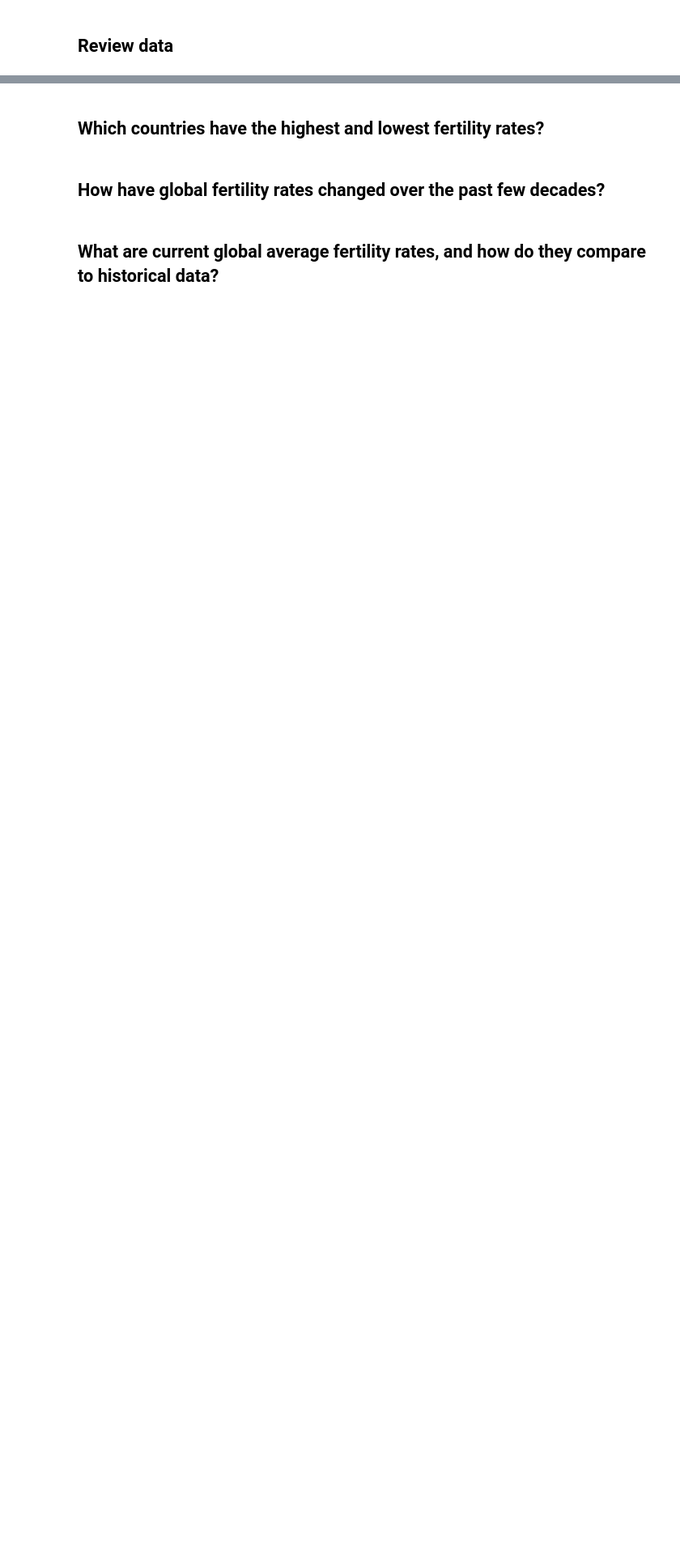
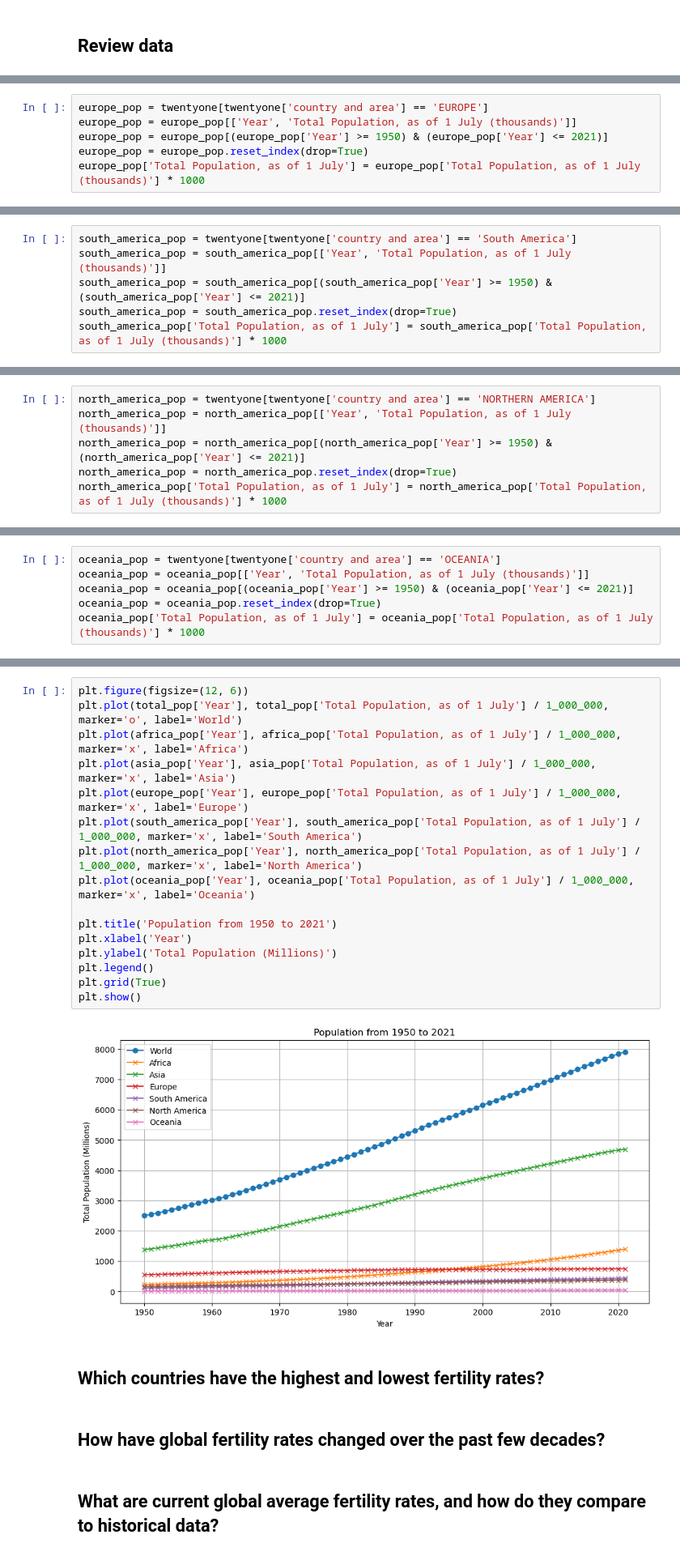
Before and after one commit to KarenDLP/World_Population_Project, a Jupyter notebook: KarenDLP_Fertility_Rates.ipynb, the cells around one changed output, grey strips where cells are left out. Shown at 81% size. Saved outputs shown, nothing was run; the diff lists cells and outputs as text; blank space fills up the shorter version.

```diff
--- a/KarenDLP_Fertility_Rates.ipynb
+++ b/KarenDLP_Fertility_Rates.ipynb
@@ -23,0 +207,6 @@ import seaborn as sns
+# %%
+europe_pop = twentyone[twentyone['country and area'] == 'EUROPE']
+europe_pop = europe_pop[['Year', 'Total Population, as of 1 July (thousands)']]
+europe_pop = europe_pop[(europe_pop['Year'] >= 1950) & (europe_pop['Year'] <= 2021)]
+europe_pop = europe_pop.reset_index(drop=True)
+europe_pop['Total Population, as of 1 July'] = europe_pop['Total Population, as of 1 July (thousands)'] * 1000
@@ -23,0 +215,6 @@ import seaborn as sns
+# %%
+south_america_pop = twentyone[twentyone['country and area'] == 'South America']
+south_america_pop = south_america_pop[['Year', 'Total Population, as of 1 July (thousands)']]
+south_america_pop = south_america_pop[(south_america_pop['Year'] >= 1950) & (south_america_pop['Year'] <= 2021)]
+south_america_pop = south_america_pop.reset_index(drop=True)
+south_america_pop['Total Population, as of 1 July'] = south_america_pop['Total Population, as of 1 July (thousands)'] * 1000
@@ -23,0 +223,6 @@ import seaborn as sns
+# %%
+north_america_pop = twentyone[twentyone['country and area'] == 'NORTHERN AMERICA']
+north_america_pop = north_america_pop[['Year', 'Total Population, as of 1 July (thousands)']]
+north_america_pop = north_america_pop[(north_america_pop['Year'] >= 1950) & (north_america_pop['Year'] <= 2021)]
+north_america_pop = north_america_pop.reset_index(drop=True)
+north_america_pop['Total Population, as of 1 July'] = north_america_pop['Total Population, as of 1 July (thousands)'] * 1000
@@ -23,0 +231,6 @@ import seaborn as sns
+# %%
+oceania_pop = twentyone[twentyone['country and area'] == 'OCEANIA']
+oceania_pop = oceania_pop[['Year', 'Total Population, as of 1 July (thousands)']]
+oceania_pop = oceania_pop[(oceania_pop['Year'] >= 1950) & (oceania_pop['Year'] <= 2021)]
+oceania_pop = oceania_pop.reset_index(drop=True)
+oceania_pop['Total Population, as of 1 July'] = oceania_pop['Total Population, as of 1 July (thousands)'] * 1000
@@ -24,3 +239,21 @@ import seaborn as sns
+# %%
+plt.figure(figsize=(12, 6))
+plt.plot(total_pop['Year'], total_pop['Total Population, as of 1 July'] / 1_000_000, marker='o', label='World')
+plt.plot(africa_pop['Year'], africa_pop['Total Population, as of 1 July'] / 1_000_000, marker='x', label='Africa')
+plt.plot(asia_pop['Year'], asia_pop['Total Population, as of 1 July'] / 1_000_000, marker='x', label='Asia')
+plt.plot(europe_pop['Year'], europe_pop['Total Population, as of 1 July'] / 1_000_000, marker='x', label='Europe')
+plt.plot(south_america_pop['Year'], south_america_pop['Total Population, as of 1 July'] / 1_000_000, marker='x', label='South America')
+plt.plot(north_america_pop['Year'], north_america_pop['Total Population, as of 1 July'] / 1_000_000, marker='x', label='North America')
+plt.plot(oceania_pop['Year'], oceania_pop['Total Population, as of 1 July'] / 1_000_000, marker='x', label='Oceania')
+
+plt.title('Population from 1950 to 2021')
+plt.xlabel('Year')
+plt.ylabel('Total Population (Millions)')
+plt.legend()
+plt.grid(True)
+plt.show()
+# %% [output]
+[figure, added]
 # %% [markdown]
 ## 	Which countries have the highest and lowest fertility rates?
 # %% [markdown]
```
Also changed, not shown: parts of 30 cells of this notebook.
